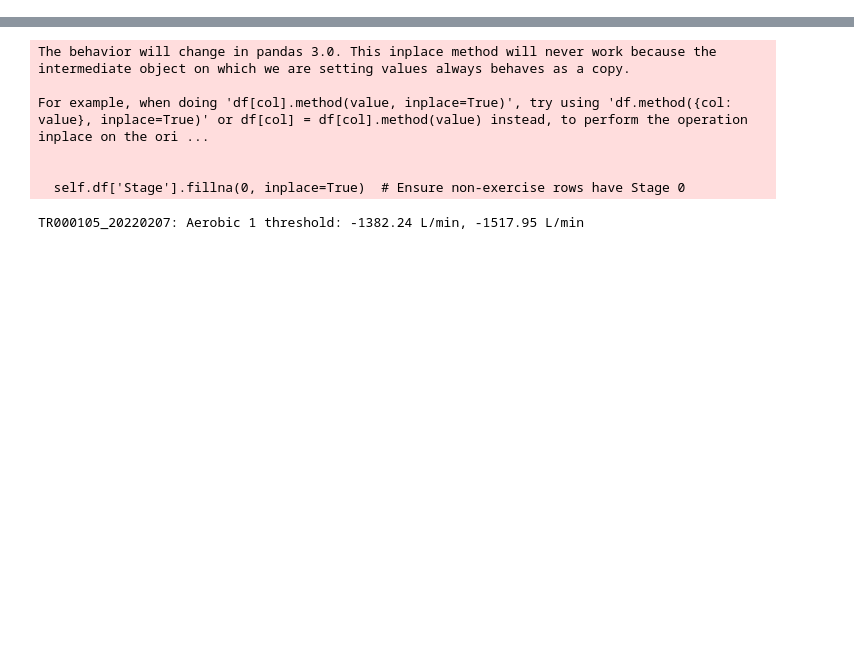
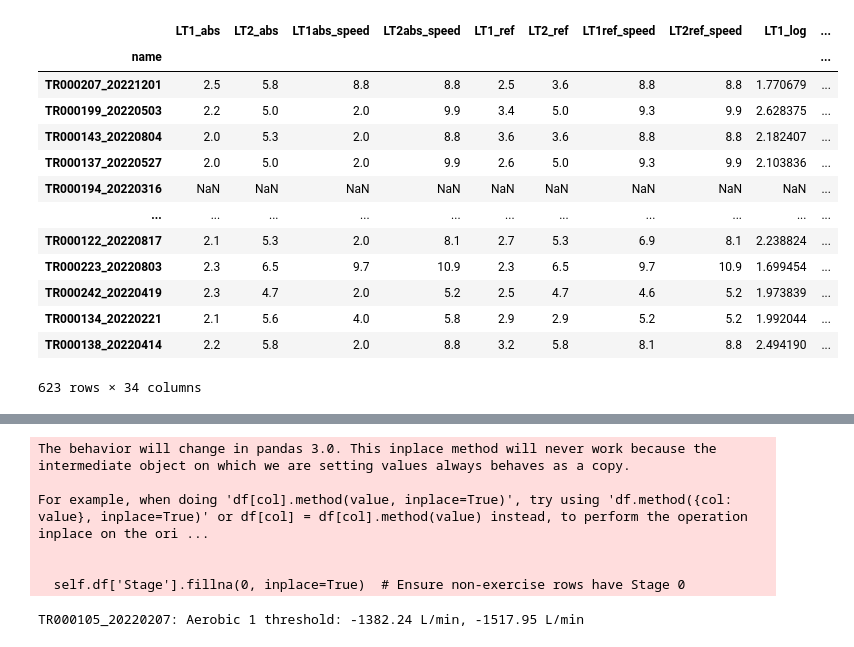
Before and after one commit to myschne/SI485Project, a Jupyter notebook: test_class.ipynb, the cells around one changed output, grey strips where cells are left out. Saved outputs shown, nothing was run; the diff lists cells and outputs as text; code cells hidden in the pictures; blank space fills up the shorter version.

Commit message:
cleaned up code to make master data frame including all vo2, lactate, vt metrics

```diff
--- a/test_class.ipynb
+++ b/test_class.ipynb
@@ -519,4 +488,0 @@ class Test:
-# %%
-df = pd.read_csv('visit_data/TR000102_20220204_visit_data.csv')
-test = Test(df)
-test.ve_vs_wl()
@@ -525,7 +489,9 @@ test.ve_vs_wl()
 # %%
+#Read in test data into a list of Test objects
 path = r'visit_data'
 filenames = glob.glob(os.path.join(path, "*.csv"))
+test_list = []
 for filename in filenames:
     df = pd.read_csv(filename)
     test = Test(df)
-    test.ve_vs_wl()
+    test_list.append(test)
@@ -545,0 +498,11 @@ for filename in filenames:
+# %%
+rows = []
+for test in test_list:
+    try:
+        result = test.get_VO2_peak_time_metrics(window_size=30)
+    except Exception as e:
+        result[f"vo2_max_error"] = str(e)
+    result['name'] = test.name
+    rows.append(result)
+vo2_df = pd.DataFrame(rows).set_index('name')
+vo2_df.info()
@@ -545,0 +527,44 @@ for filename in filenames:
+# %%
+funcs_with_args = {
+    'lt_abs_vals': {},
+    'lt_ref_vals': {},
+    'lt_log_semilog': {},
+    'vt1_vt2_vo2_vco2': {},
+    'vt1_vt2_VE': {'window_size': 30},
+    'vt1_vt2_pet': {'window_size': 30},
+}
+
+rows = []
+for test in test_list:
+    combined_result = {}
+    for func_name, kwargs in funcs_with_args.items():
+        try:
+            method = getattr(test, func_name)
+            result = method(**kwargs)
+            if isinstance(result, dict):
+                combined_result.update(result)
+            else:
+                combined_result[func_name] = result  # fallback if not a dict
+        except Exception as e:
+            combined_result[f"{func_name}_error"] = str(e)
+    combined_result['name'] = test.name
+    rows.append(combined_result)
+
+# Create DataFrame
+df = pd.DataFrame(rows).set_index('name')
+df
+# %% [output]
+|  | LT1_abs | LT2_abs | LT1abs_speed | LT2abs_speed | LT1_ref | LT2_ref | LT1ref_speed | LT2ref_speed | LT1_log | ... |
+| name |  |  |  |  |  |  |  |  |  | ... |
+| TR000207_20221201 | 2.5 | 5.8 | 8.8 | 8.8 | 2.5 | 3.6 | 8.8 | 8.8 | 1.770679 | ... |
+| TR000199_20220503 | 2.2 | 5.0 | 2.0 | 9.9 | 3.4 | 5.0 | 9.3 | 9.9 | 2.628375 | ... |
+| TR000143_20220804 | 2.0 | 5.3 | 2.0 | 8.8 | 3.6 | 3.6 | 8.8 | 8.8 | 2.182407 | ... |
+| TR000137_20220527 | 2.0 | 5.0 | 2.0 | 9.9 | 2.6 | 5.0 | 9.3 | 9.9 | 2.103836 | ... |
+| TR000194_20220316 | NaN | NaN | NaN | NaN | NaN | NaN | NaN | NaN | NaN | ... |
+| ... | ... | ... | ... | ... | ... | ... | ... | ... | ... | ... |
+| TR000122_20220817 | 2.1 | 5.3 | 2.0 | 8.1 | 2.7 | 5.3 | 6.9 | 8.1 | 2.238824 | ... |
+| TR000223_20220803 | 2.3 | 6.5 | 9.7 | 10.9 | 2.3 | 6.5 | 9.7 | 10.9 | 1.699454 | ... |
+| TR000242_20220419 | 2.3 | 4.7 | 2.0 | 5.2 | 2.5 | 4.7 | 4.6 | 5.2 | 1.973839 | ... |
+| TR000134_20220221 | 2.1 | 5.6 | 4.0 | 5.8 | 2.9 | 2.9 | 5.2 | 5.2 | 1.992044 | ... |
+| TR000138_20220414 | 2.2 | 5.8 | 2.0 | 8.8 | 3.2 | 5.8 | 8.1 | 8.8 | 2.494190 | ... |
+623 rows × 34 columns
```
Also changed, not shown: parts of 7 cells of this notebook.
